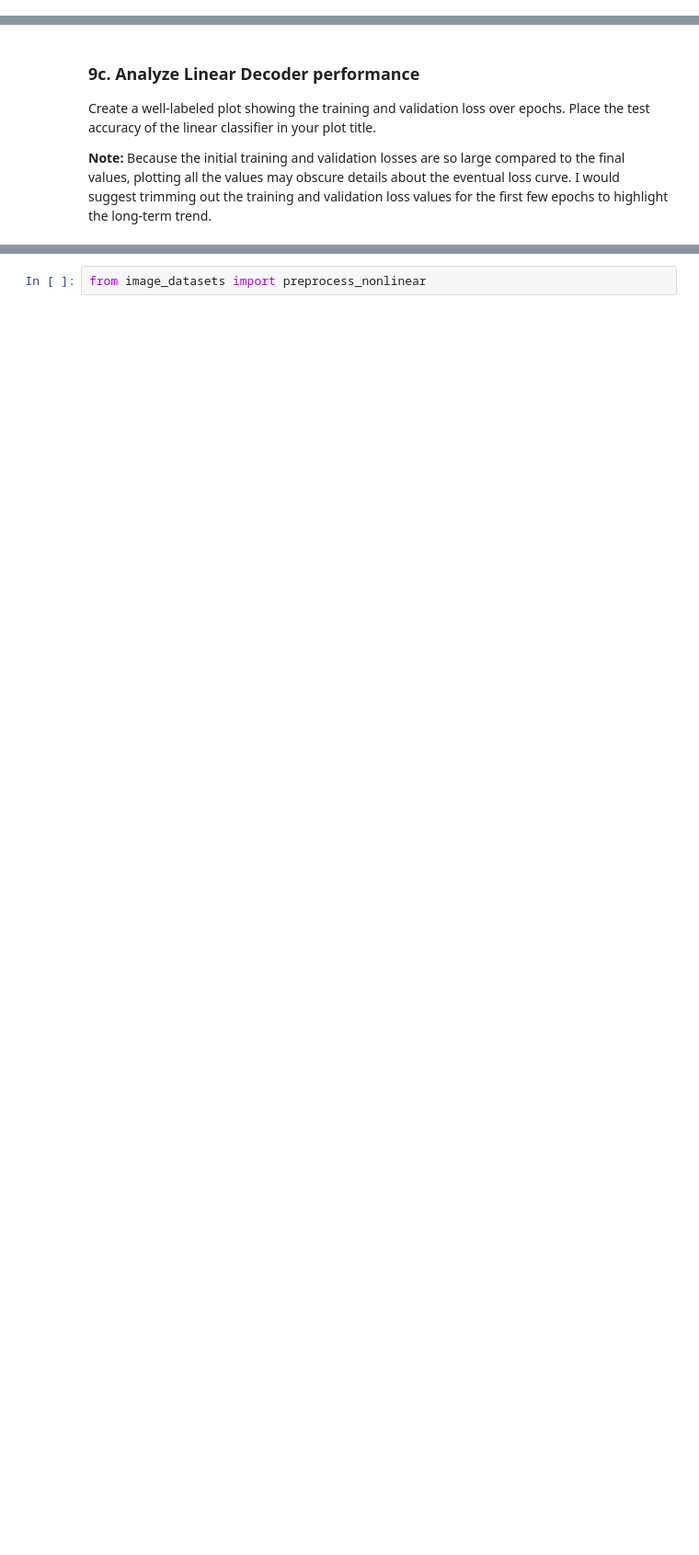
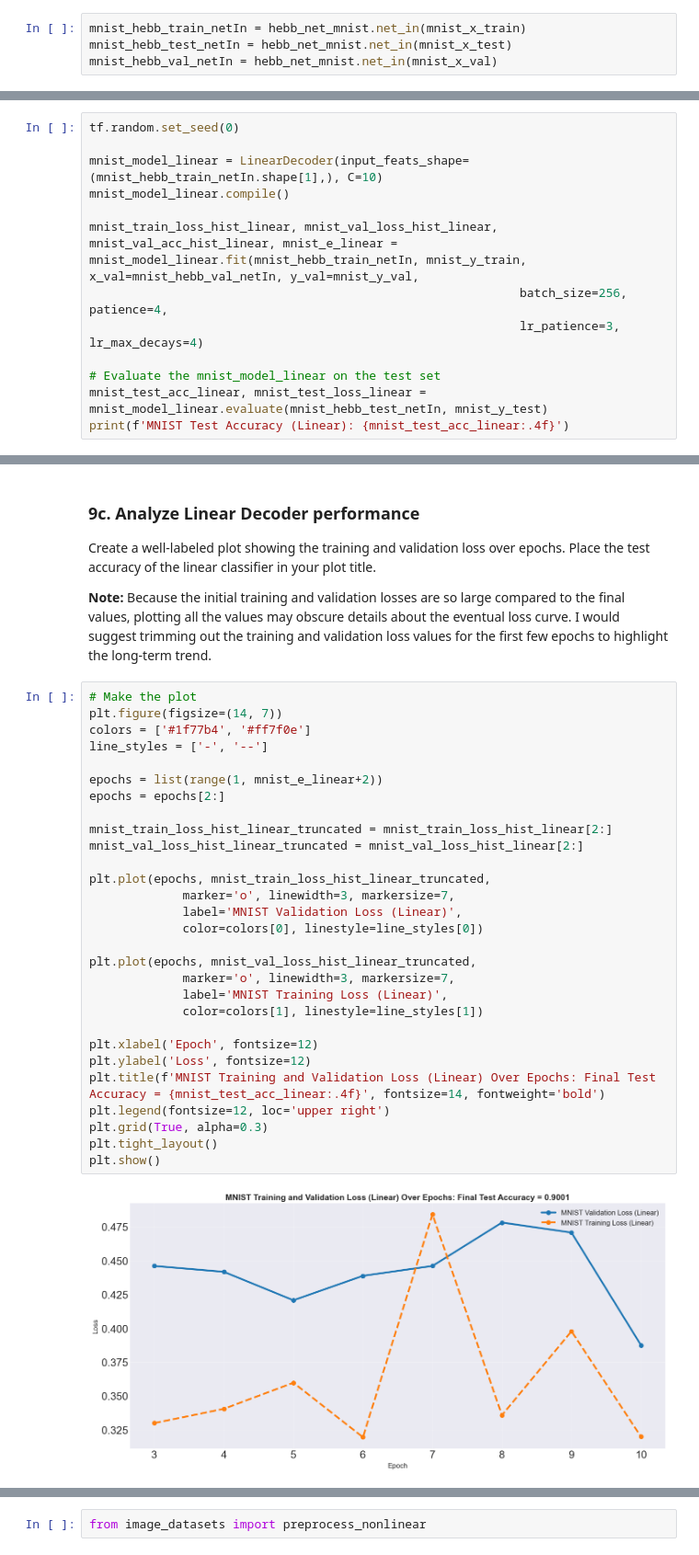
Before and after one commit to sarudoru/Bio-Inspired-ML, a Jupyter notebook: Project1/decode_mnist_and_cifar.ipynb, the cells around one changed output, grey strips where cells are left out. Shown at 92% size. Saved outputs shown, nothing was run; the diff lists cells and outputs as text; blank space fills up the shorter version.

```diff
--- a/Project1/decode_mnist_and_cifar.ipynb
+++ b/Project1/decode_mnist_and_cifar.ipynb
@@ -45,3 +72,7 @@ In the cell below:
+# %%
+mnist_hebb_train_netIn = hebb_net_mnist.net_in(mnist_x_train)
+mnist_hebb_test_netIn = hebb_net_mnist.net_in(mnist_x_test)
+mnist_hebb_val_netIn = hebb_net_mnist.net_in(mnist_x_val)
 # %% [markdown]
 ### 9b. Train linear decoder (MNIST)
 
@@ -57,3 +88,16 @@ Train your softmax classifier on the Hebbian network `net_in` activations obtain
 - **Remember:** you are **NOT** training the linear classifier **on MNIST** — you are training it on the `net_in` values produced by the Competitive Hebbian Network that you trained above!
 
 Your results should be comparable to that of the linear decoder trained on the MNIST samples directly.
+# %%
+tf.random.set_seed(0)
+
+mnist_model_linear = LinearDecoder(input_feats_shape=(mnist_hebb_train_netIn.shape[1],), C=10)
+mnist_model_linear.compile()
+
+mnist_train_loss_hist_linear, mnist_val_loss_hist_linear, mnist_val_acc_hist_linear, mnist_e_linear = mnist_model_linear.fit(mnist_hebb_train_netIn, mnist_y_train, x_val=mnist_hebb_val_netIn, y_val=mnist_y_val,
+                                                            batch_size=256, patience=4,
+                                                            lr_patience=3, lr_max_decays=4)
+
+# Evaluate the mnist_model_linear on the test set
+mnist_test_acc_linear, mnist_test_loss_linear = mnist_model_linear.evaluate(mnist_hebb_test_netIn, mnist_y_test)
+print(f'MNIST Test Accuracy (Linear): {mnist_test_acc_linear:.4f}')
@@ -63,6 +126,37 @@ Your results should be comparable to that of the linear decoder trained on the M
 Create a well-labeled plot showing the training and validation loss over epochs. Place the test accuracy of the linear classifier in your plot title.
 
 **Note:** Because the initial training and validation losses are so large compared to the final values, plotting all the values may obscure details about the eventual loss curve. I would suggest trimming out the training and validation loss values for the first few epochs to highlight the long-term trend.
+# %%
+# Make the plot
+plt.figure(figsize=(14, 7))
+colors = ['#1f77b4', '#ff7f0e']
+line_styles = ['-', '--']
+
+epochs = list(range(1, mnist_e_linear+2))
+epochs = epochs[2:]
+
+mnist_train_loss_hist_linear_truncated = mnist_train_loss_hist_linear[2:]
+mnist_val_loss_hist_linear_truncated = mnist_val_loss_hist_linear[2:]
+
+plt.plot(epochs, mnist_train_loss_hist_linear_truncated,
+             marker='o', linewidth=3, markersize=7,
+             label='MNIST Validation Loss (Linear)',
+             color=colors[0], linestyle=line_styles[0])
+
+plt.plot(epochs, mnist_val_loss_hist_linear_truncated,
+             marker='o', linewidth=3, markersize=7,
+             label='MNIST Training Loss (Linear)',
+             color=colors[1], linestyle=line_styles[1])
+
+plt.xlabel('Epoch', fontsize=12)
+plt.ylabel('Loss', fontsize=12)
+plt.title(f'MNIST Training and Validation Loss (Linear) Over Epochs: Final Test Accuracy = {mnist_test_acc_linear:.4f}', fontsize=14, fontweight='bold')
+plt.legend(fontsize=12, loc='upper right')
+plt.grid(True, alpha=0.3)
+plt.tight_layout()
+plt.show()
+# %% [output]
+[figure, added]
 # %% [markdown]
 ### 9d. Train nonlinear decoder (MNIST)
 
```
Also changed, not shown: parts of 13 cells of this notebook, 12 other files.
